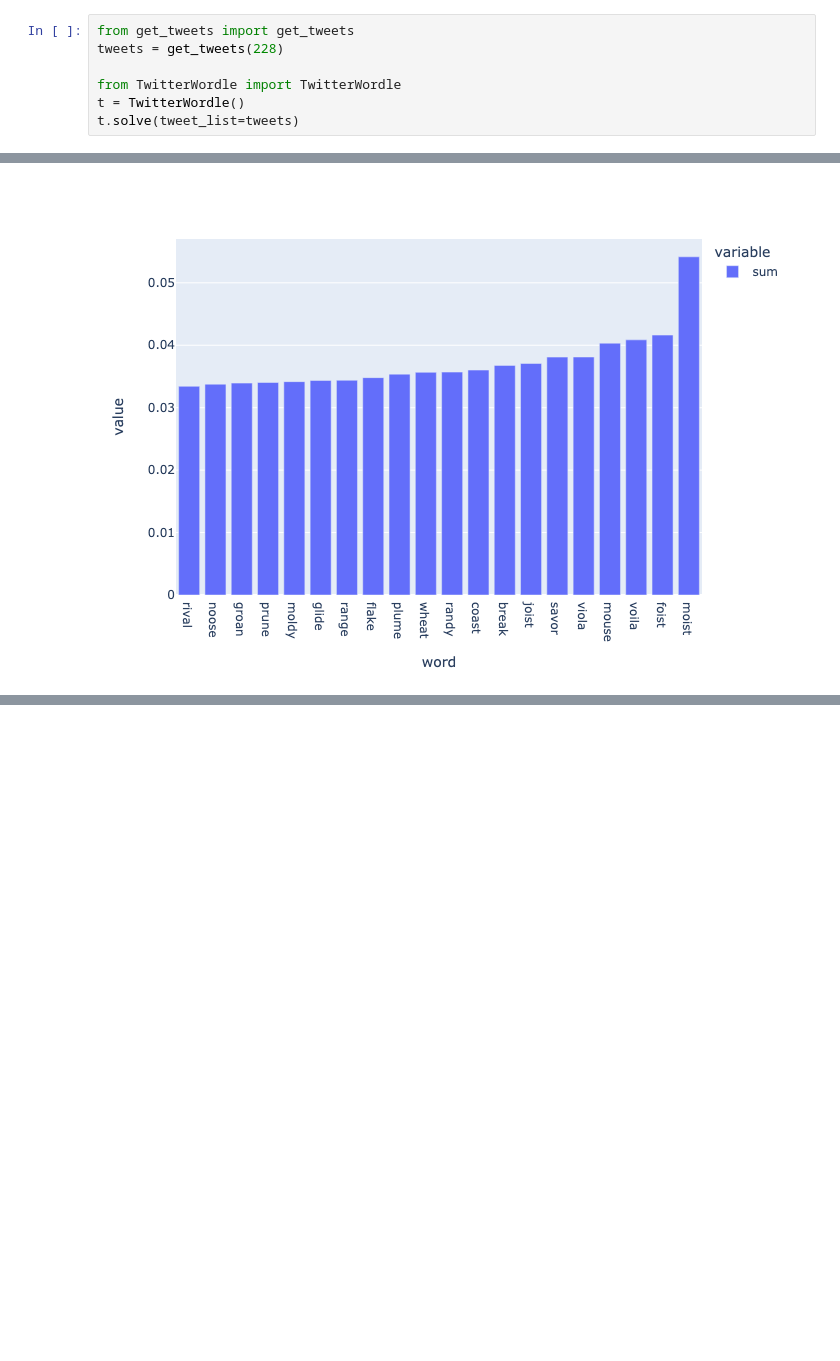
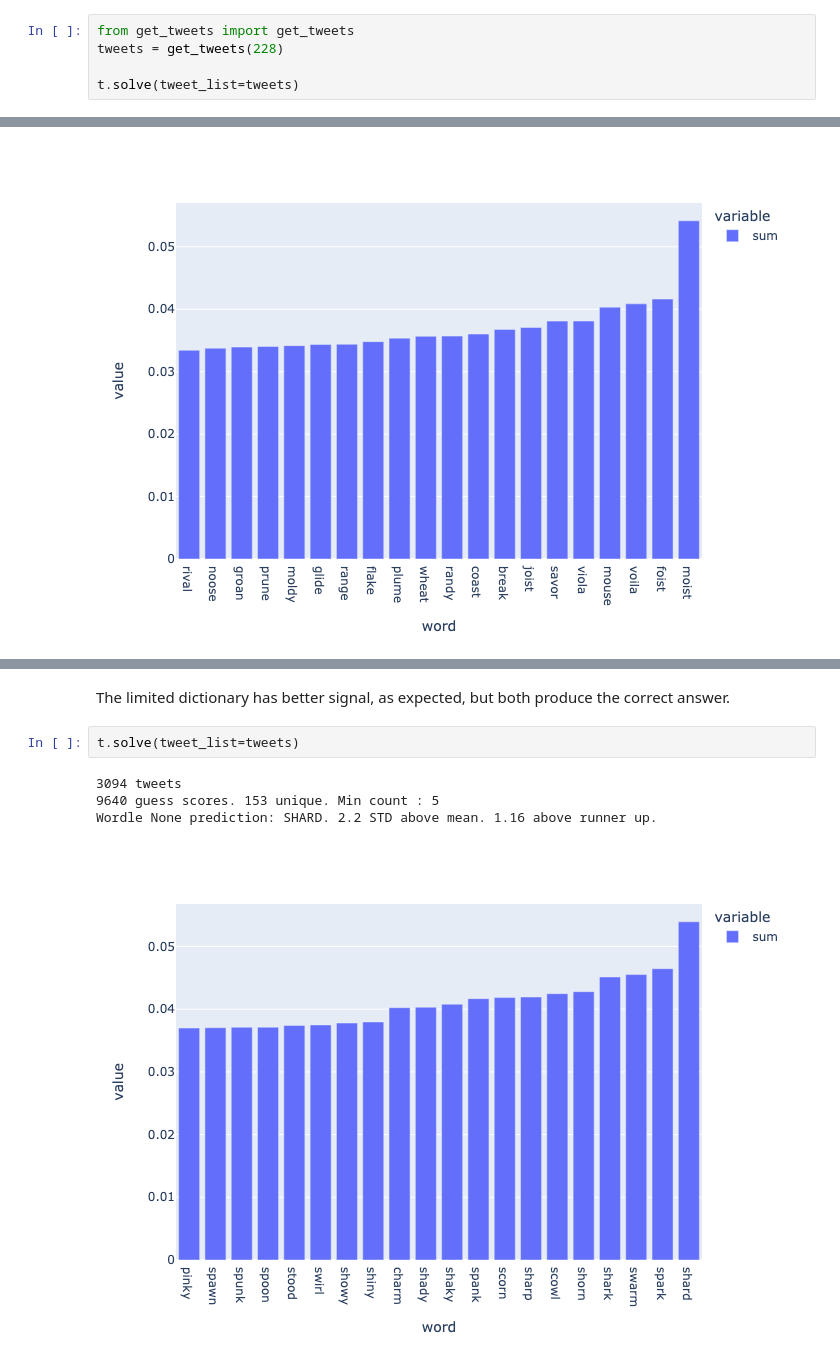
Before and after one commit to astrowonk/TwitterWordle, a Jupyter notebook: Predict with Tweets.ipynb, the cells around one changed output, grey strips where cells are left out. Drawn from its saved outputs; the diff is of its cells as text; blank space fills up the shorter version.

```diff
--- a/Predict with Tweets.ipynb
+++ b/Predict with Tweets.ipynb
@@ -102,8 +104,6 @@ If you have a Twitter developer account, I have a helper function for [searchtwe
 from get_tweets import get_tweets
 tweets = get_tweets(228)
 
-from TwitterWordle import TwitterWordle
-t = TwitterWordle()
 t.solve(tweet_list=tweets)
 # %% [output]
 3083 tweets
@@ -114,0 +153,9 @@ Wordle None prediction: MOIST. 2.5 STD above mean. 1.3 above runner up.
+# %% [markdown]
+The limited dictionary has better signal, as expected, but both produce the correct answer.
+# %%
+t.solve(tweet_list=tweets)
+# %% [output]
+3094 tweets
+9640 guess scores. 153 unique. Min count : 5
+Wordle None prediction: SHARD. 2.2 STD above mean. 1.16 above runner up.
+[figure, added]
```
Also changed, not shown: parts of 9 cells of this notebook, 4 other files.
